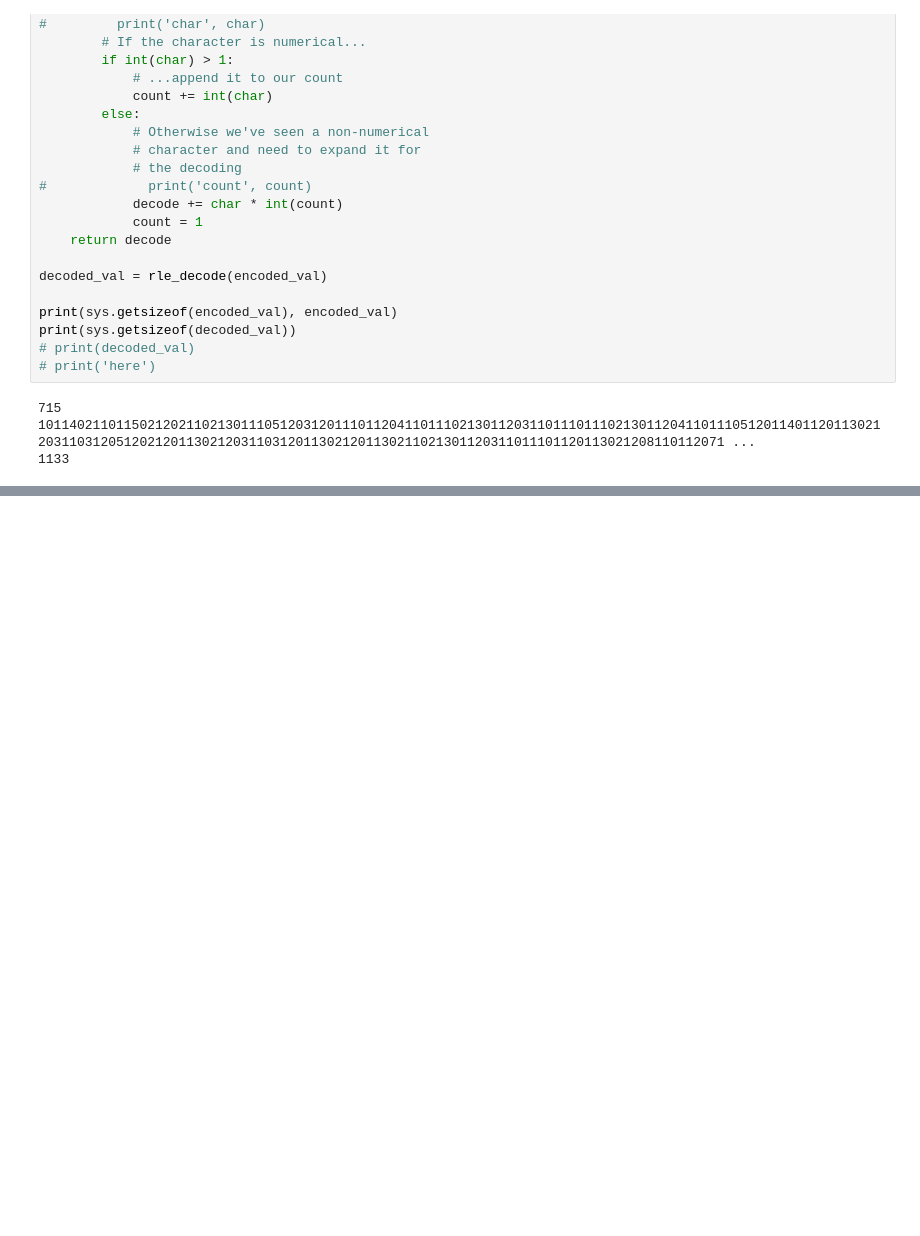
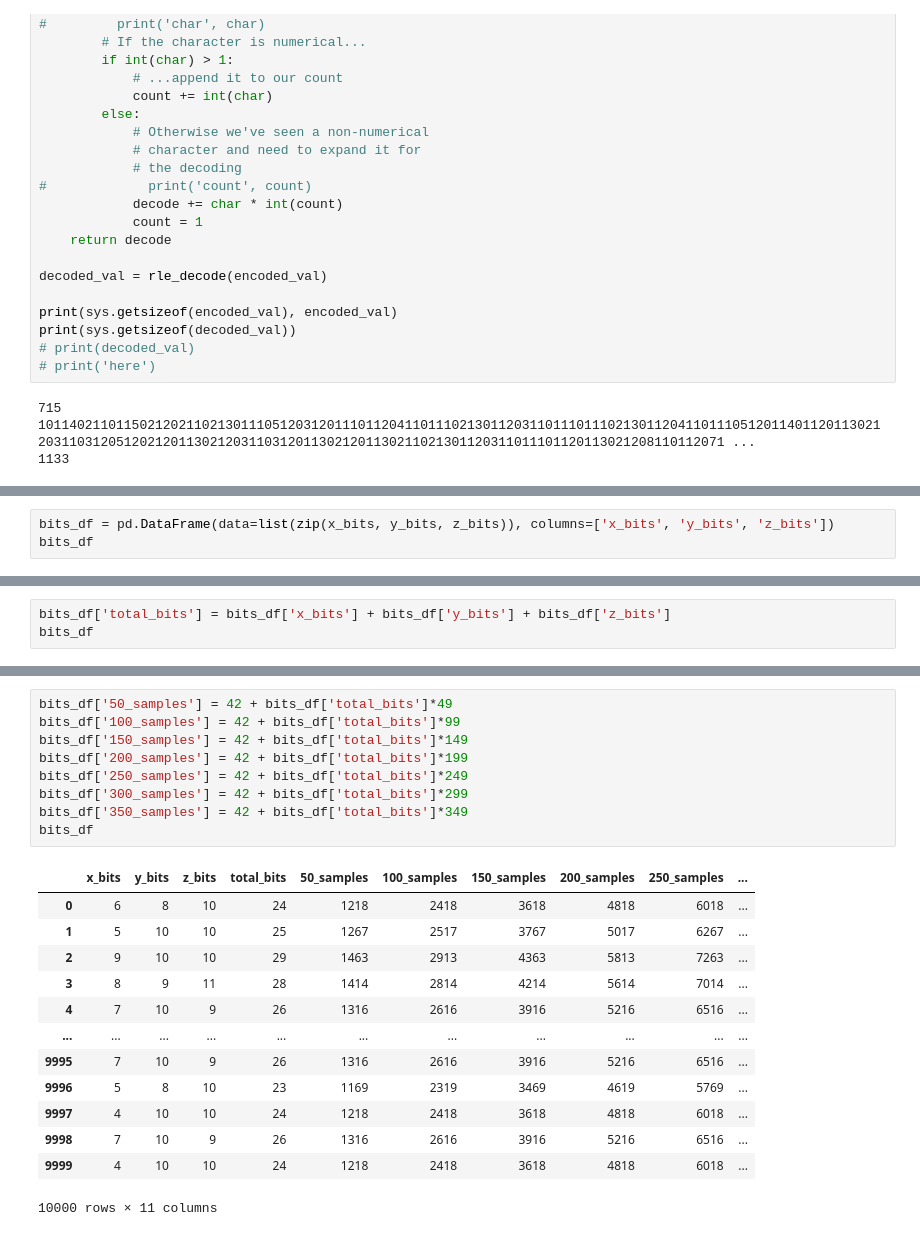
Before and after one commit to parth2480/data_compression, a Jupyter notebook: more_trials.ipynb, the cells around one changed output, grey strips where cells are left out. Drawn from its saved outputs; the diff is of its cells as text; blank space fills up the shorter version.

```diff
--- a/more_trials.ipynb
+++ b/more_trials.ipynb
@@ -746,0 +723,3 @@ plt.show()
+# %%
+bits_df = pd.DataFrame(data=list(zip(x_bits, y_bits, z_bits)), columns=['x_bits', 'y_bits', 'z_bits'])
+bits_df
@@ -746,0 +740,3 @@ plt.show()
+# %%
+bits_df['total_bits'] = bits_df['x_bits'] + bits_df['y_bits'] + bits_df['z_bits']
+bits_df
@@ -746,0 +757,23 @@ plt.show()
+# %%
+bits_df['50_samples'] = 42 + bits_df['total_bits']*49
+bits_df['100_samples'] = 42 + bits_df['total_bits']*99
+bits_df['150_samples'] = 42 + bits_df['total_bits']*149
+bits_df['200_samples'] = 42 + bits_df['total_bits']*199
+bits_df['250_samples'] = 42 + bits_df['total_bits']*249
+bits_df['300_samples'] = 42 + bits_df['total_bits']*299
+bits_df['350_samples'] = 42 + bits_df['total_bits']*349
+bits_df
+# %% [output]
+|  | x_bits | y_bits | z_bits | total_bits | 50_samples | 100_samples | 150_samples | 200_samples | 250_samples | ... |
+| 0 | 6 | 8 | 10 | 24 | 1218 | 2418 | 3618 | 4818 | 6018 | ... |
+| 1 | 5 | 10 | 10 | 25 | 1267 | 2517 | 3767 | 5017 | 6267 | ... |
+| 2 | 9 | 10 | 10 | 29 | 1463 | 2913 | 4363 | 5813 | 7263 | ... |
+| 3 | 8 | 9 | 11 | 28 | 1414 | 2814 | 4214 | 5614 | 7014 | ... |
+| 4 | 7 | 10 | 9 | 26 | 1316 | 2616 | 3916 | 5216 | 6516 | ... |
+| ... | ... | ... | ... | ... | ... | ... | ... | ... | ... | ... |
+| 9995 | 7 | 10 | 9 | 26 | 1316 | 2616 | 3916 | 5216 | 6516 | ... |
+| 9996 | 5 | 8 | 10 | 23 | 1169 | 2319 | 3469 | 4619 | 5769 | ... |
+| 9997 | 4 | 10 | 10 | 24 | 1218 | 2418 | 3618 | 4818 | 6018 | ... |
+| 9998 | 7 | 10 | 9 | 26 | 1316 | 2616 | 3916 | 5216 | 6516 | ... |
+| 9999 | 4 | 10 | 10 | 24 | 1218 | 2418 | 3618 | 4818 | 6018 | ... |
+10000 rows × 11 columns
```
Also changed, not shown: parts of 14 cells of this notebook.
